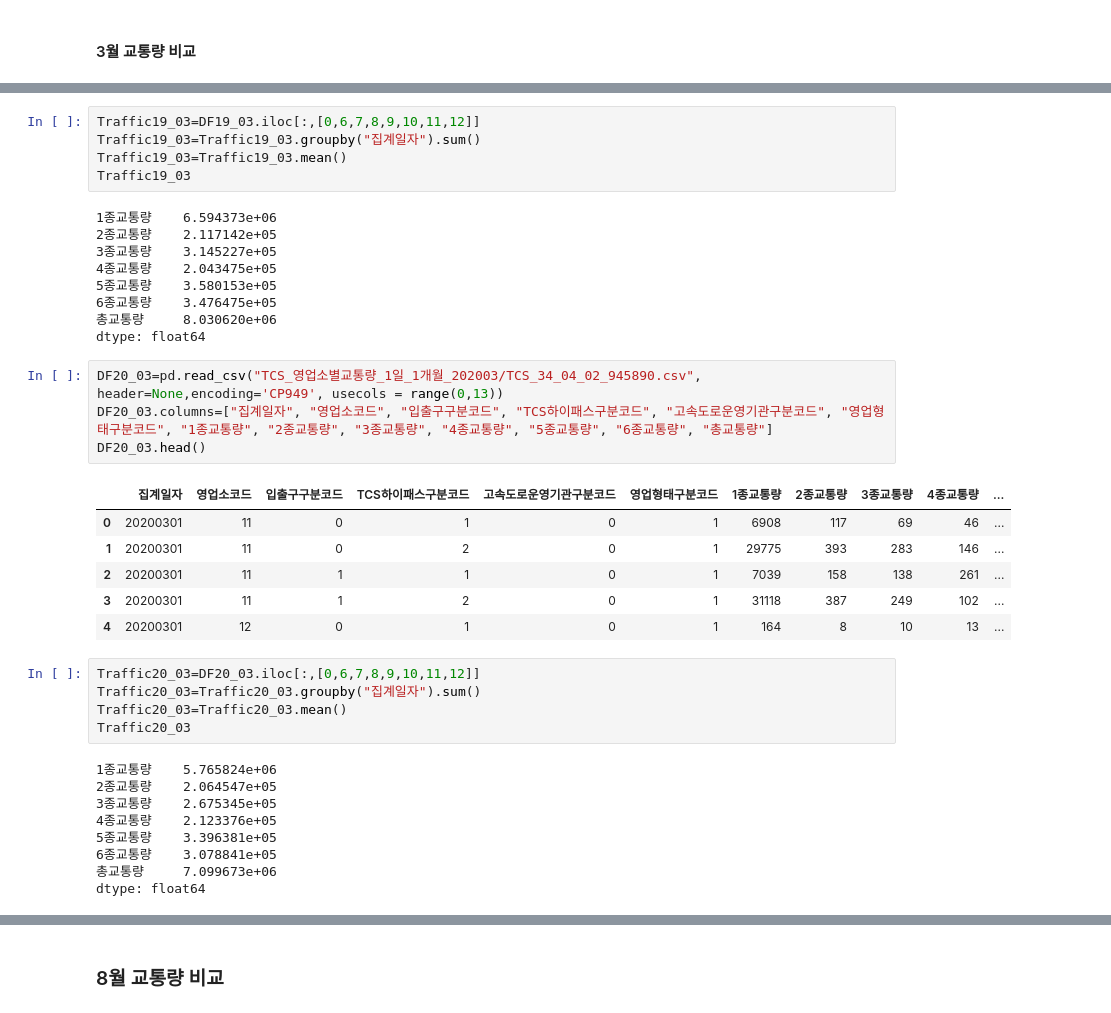
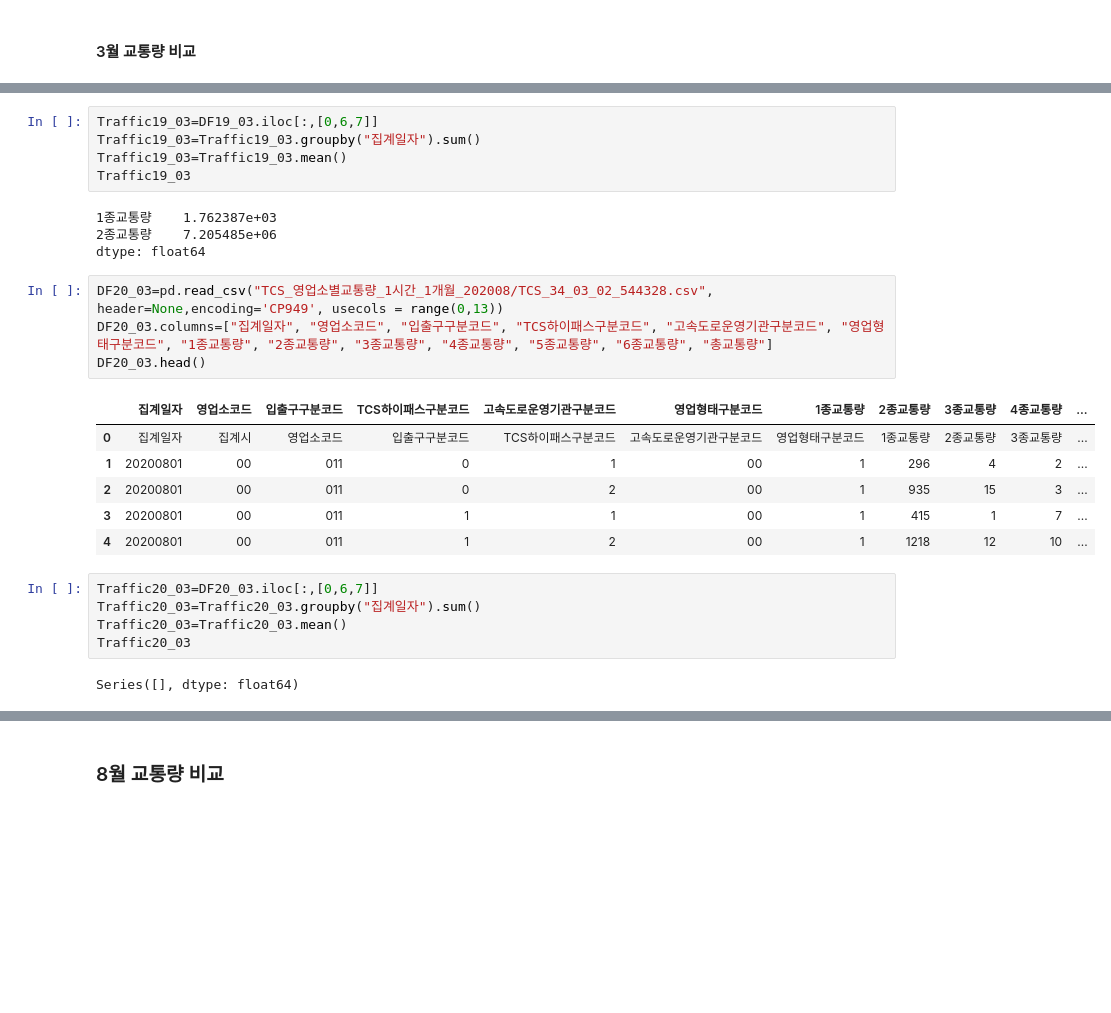
Before and after one commit to juhee3199/covid-19-prediction-project, a Jupyter notebook: code/교통량_코로나영향.ipynb, the cells around one changed output, grey strips where cells are left out. Drawn from its saved outputs; the diff is of its cells as text; blank space fills up the shorter version.

```diff
--- a/code/교통량_코로나영향.ipynb
+++ b/code/교통량_코로나영향.ipynb
@@ -57,42 +57,30 @@ memory usage: 4.8 MB
 # %%
-Traffic19_03=DF19_03.iloc[:,[0,6,7,8,9,10,11,12]]
+Traffic19_03=DF19_03.iloc[:,[0,6,7]]
 Traffic19_03=Traffic19_03.groupby("집계일자").sum()
 Traffic19_03=Traffic19_03.mean()
 Traffic19_03
 # %% [output]
-1종교통량    6.594373e+06
-2종교통량    2.117142e+05
-3종교통량    3.145227e+05
-4종교통량    2.043475e+05
-5종교통량    3.580153e+05
-6종교통량    3.476475e+05
-총교통량     8.030620e+06
+1종교통량    1.762387e+03
+2종교통량    7.205485e+06
 dtype: float64
 # %%
-DF20_03=pd.read_csv("TCS_영업소별교통량_1일_1개월_202003/TCS_34_04_02_945890.csv", header=None,encoding='CP949', usecols = range(0,13))
+DF20_03=pd.read_csv("TCS_영업소별교통량_1시간_1개월_202008/TCS_34_03_02_544328.csv", header=None,encoding='CP949', usecols = range(0,13))
 DF20_03.columns=["집계일자", "영업소코드", "입출구구분코드", "TCS하이패스구분코드", "고속도로운영기관구분코드", "영업형태구분코드", "1종교통량", "2종교통량", "3종교통량", "4종교통량", "5종교통량", "6종교통량", "총교통량"]
 DF20_03.head()
 # %% [output]
 |  | 집계일자 | 영업소코드 | 입출구구분코드 | TCS하이패스구분코드 | 고속도로운영기관구분코드 | 영업형태구분코드 | 1종교통량 | 2종교통량 | 3종교통량 | 4종교통량 | ... |
-| 0 | 20200301 | 11 | 0 | 1 | 0 | 1 | 6908 | 117 | 69 | 46 | ... |
-| 1 | 20200301 | 11 | 0 | 2 | 0 | 1 | 29775 | 393 | 283 | 146 | ... |
-| 2 | 20200301 | 11 | 1 | 1 | 0 | 1 | 7039 | 158 | 138 | 261 | ... |
-| 3 | 20200301 | 11 | 1 | 2 | 0 | 1 | 31118 | 387 | 249 | 102 | ... |
-| 4 | 20200301 | 12 | 0 | 1 | 0 | 1 | 164 | 8 | 10 | 13 | ... |
+| 0 | 집계일자 | 집계시 | 영업소코드 | 입출구구분코드 | TCS하이패스구분코드 | 고속도로운영기관구분코드 | 영업형태구분코드 | 1종교통량 | 2종교통량 | 3종교통량 | ... |
+| 1 | 20200801 | 00 | 011 | 0 | 1 | 00 | 1 | 296 | 4 | 2 | ... |
+| 2 | 20200801 | 00 | 011 | 0 | 2 | 00 | 1 | 935 | 15 | 3 | ... |
+| 3 | 20200801 | 00 | 011 | 1 | 1 | 00 | 1 | 415 | 1 | 7 | ... |
+| 4 | 20200801 | 00 | 011 | 1 | 2 | 00 | 1 | 1218 | 12 | 10 | ... |
 # %%
-Traffic20_03=DF20_03.iloc[:,[0,6,7,8,9,10,11,12]]
+Traffic20_03=DF20_03.iloc[:,[0,6,7]]
 Traffic20_03=Traffic20_03.groupby("집계일자").sum()
 Traffic20_03=Traffic20_03.mean()
 Traffic20_03
 # %% [output]
-1종교통량    5.765824e+06
-2종교통량    2.064547e+05
-3종교통량    2.675345e+05
-4종교통량    2.123376e+05
-5종교통량    3.396381e+05
-6종교통량    3.078841e+05
-총교통량     7.099673e+06
-dtype: float64
+Series([], dtype: float64)
 # %%
 # 전년도 대비 3월 교통량 감소
 
```
Also changed, not shown: parts of 32 cells of this notebook, 2 other files.
